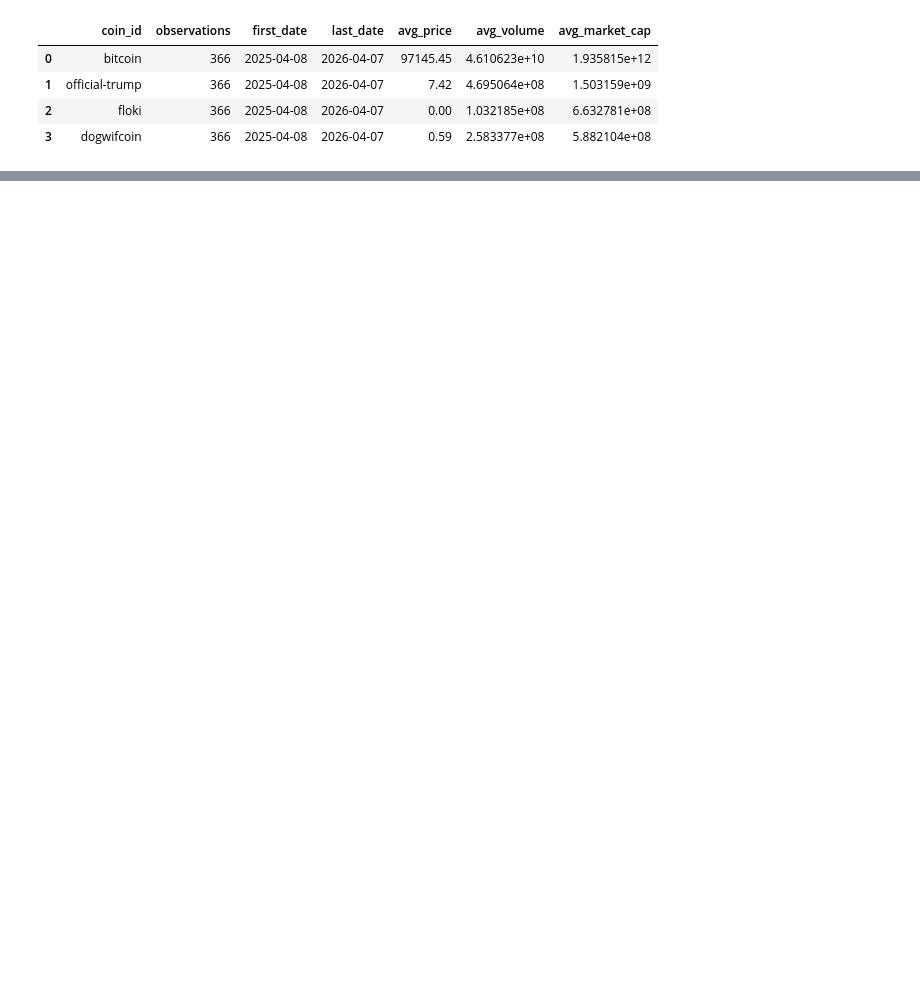
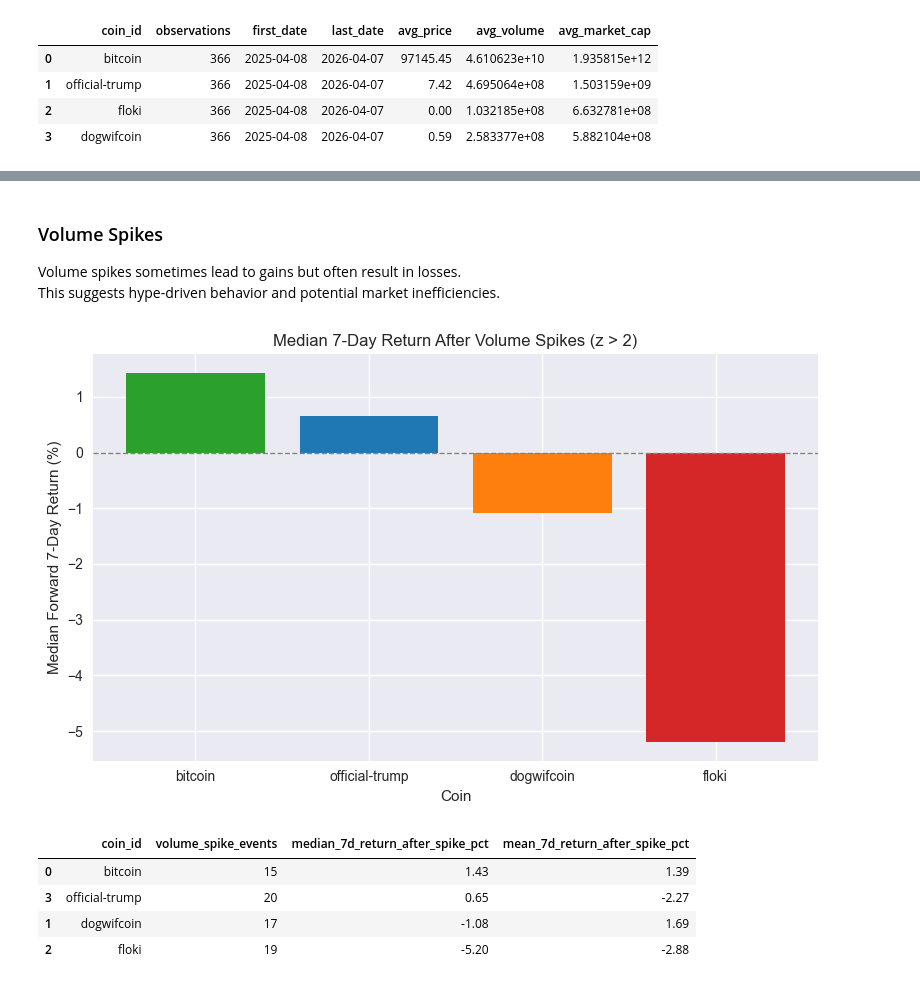
Before and after one commit to DataHub2/crypto-dashboard-DE25-UX25, a Jupyter notebook: test_EDA/01_initial_eda.ipynb, the cells around one changed output, grey strips where cells are left out. Drawn from its saved outputs; the diff is of its cells as text; code cells hidden in the pictures; blank space fills up the shorter version.

```diff
--- a/test_EDA/01_initial_eda.ipynb
+++ b/test_EDA/01_initial_eda.ipynb
@@ -125,0 +266,47 @@ coin_compare
+# %% [markdown]
+### Volume Spikes
+Volume spikes sometimes lead to gains but often result in losses.
+This suggests hype-driven behavior and potential market inefficiencies.
+# %%
+volume_wide = df_daily.pivot(index='date', columns='coin_id', values='volume').sort_index()
+future_7d_return = (price_wide.shift(-7) / price_wide - 1) * 100
+
+vol_mean_30 = volume_wide.rolling(30).mean()
+vol_std_30 = volume_wide.rolling(30).std()
+vol_zscore = (volume_wide - vol_mean_30) / vol_std_30
+
+event_mask = vol_zscore > 2
+event_summary = []
+
+for coin in event_mask.columns:
+    mask = event_mask[coin].fillna(False)
+    coin_future = future_7d_return.loc[mask, coin].dropna()
+    event_summary.append({
+        'coin_id': coin,
+        'volume_spike_events': int(mask.sum()),
+        'median_7d_return_after_spike_pct': coin_future.median() if len(coin_future) else float('nan'),
+        'mean_7d_return_after_spike_pct': coin_future.mean() if len(coin_future) else float('nan')
+    })
+
+event_summary_df = pd.DataFrame(event_summary).round(2).sort_values('median_7d_return_after_spike_pct', ascending=False)
+
+fig, ax = plt.subplots(figsize=(8, 5))
+ax.bar(event_summary_df['coin_id'], event_summary_df['median_7d_return_after_spike_pct'],
+       color=['#2ca02c', '#1f77b4', '#ff7f0e', '#d62728'])
+
+ax.axhline(0, color='gray', linestyle='--', linewidth=1)
+ax.set_title('Median 7-Day Return After Volume Spikes (z > 2)')
+ax.set_xlabel('Coin')
+ax.set_ylabel('Median Forward 7-Day Return (%)')
+
+plt.tight_layout()
+plt.show()
+
+event_summary_df
+# %% [output]
+[figure, added]
+|  | coin_id | volume_spike_events | median_7d_return_after_spike_pct | mean_7d_return_after_spike_pct |
+| 0 | bitcoin | 15 | 1.43 | 1.39 |
+| 3 | official-trump | 20 | 0.65 | -2.27 |
+| 1 | dogwifcoin | 17 | -1.08 | 1.69 |
+| 2 | floki | 19 | -5.20 | -2.88 |
```
Also changed, not shown: parts of 10 cells of this notebook.
